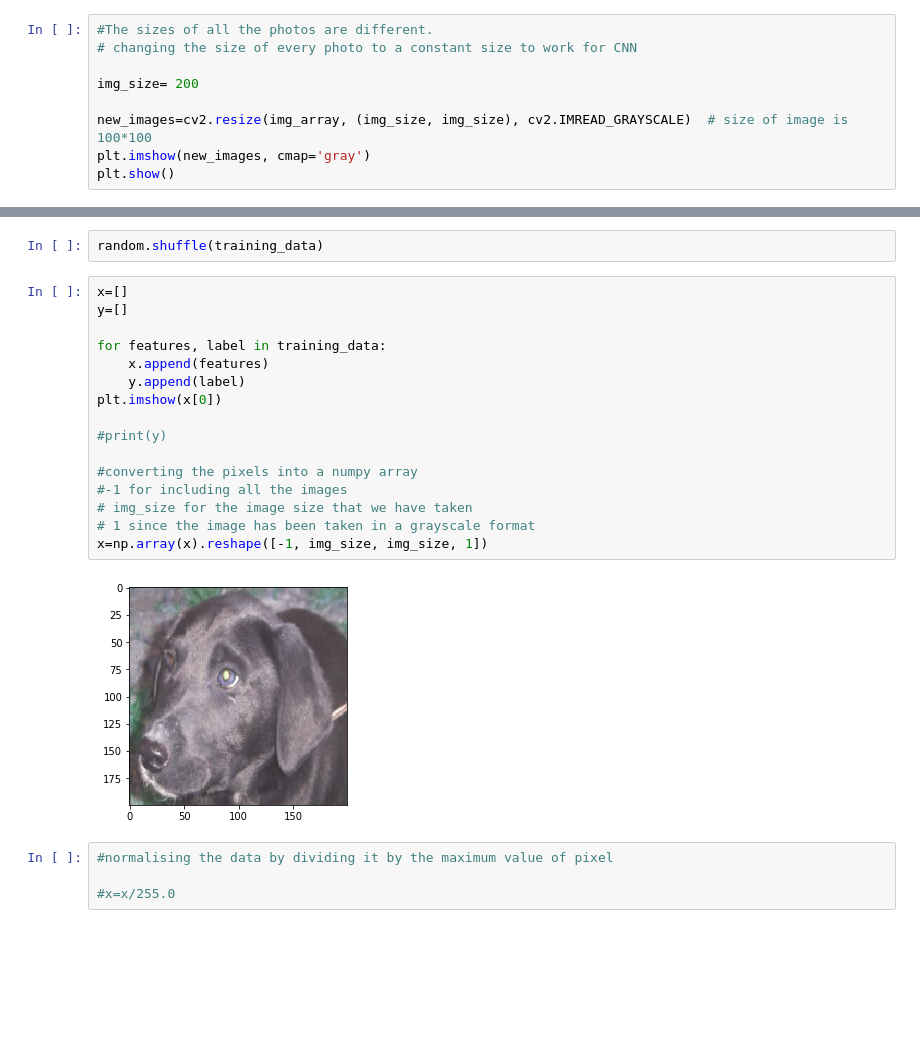
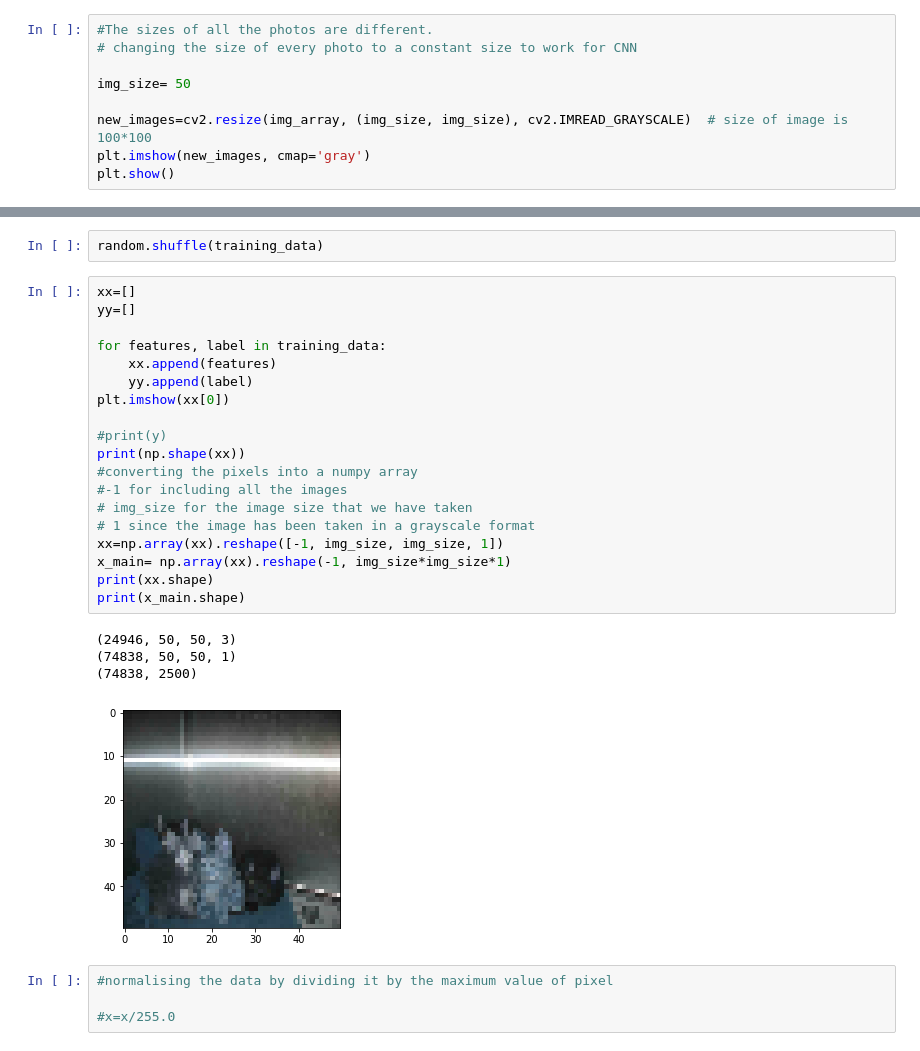
Before and after one commit to dkhanna511/GANS, a Jupyter notebook: DogCatVanillaGans.ipynb, the cells around one changed output, grey strips where cells are left out. Drawn from its saved outputs; the diff is of its cells as text; blank space fills up the shorter version.

```diff
--- a/DogCatVanillaGans.ipynb
+++ b/DogCatVanillaGans.ipynb
@@ -70,7 +70,7 @@ print(img_array.shape)
 #The sizes of all the photos are different.
 # changing the size of every photo to a constant size to work for CNN
 
-img_size= 200
+img_size= 50
 
 new_images=cv2.resize(img_array, (img_size, img_size), cv2.IMREAD_GRAYSCALE)  # size of image is 100*100
 plt.imshow(new_images, cmap='gray')
@@ -110,23 +121,29 @@ print(len(training_data))
 # %%
 random.shuffle(training_data)
 # %%
-x=[]
-y=[]
+xx=[]
+yy=[]
 
 for features, label in training_data:
-    x.append(features)
-    y.append(label)
-plt.imshow(x[0])
+    xx.append(features)
+    yy.append(label)
+plt.imshow(xx[0])
 
 #print(y)
-
+print(np.shape(xx))
 #converting the pixels into a numpy array
 #-1 for including all the images
 # img_size for the image size that we have taken
 # 1 since the image has been taken in a grayscale format
-x=np.array(x).reshape([-1, img_size, img_size, 1])
+xx=np.array(xx).reshape([-1, img_size, img_size, 1])
+x_main= np.array(xx).reshape(-1, img_size*img_size*1)
+print(xx.shape)
+print(x_main.shape)
 # %% [output]
+(24946, 50, 50, 3)
+(74838, 50, 50, 1)
+(74838, 2500)
-[figure, old version]
+[figure, new version]
 # %%
 #normalising the data by dividing it by the maximum value of pixel
 
```
Also changed, not shown: parts of 14 cells of this notebook.
